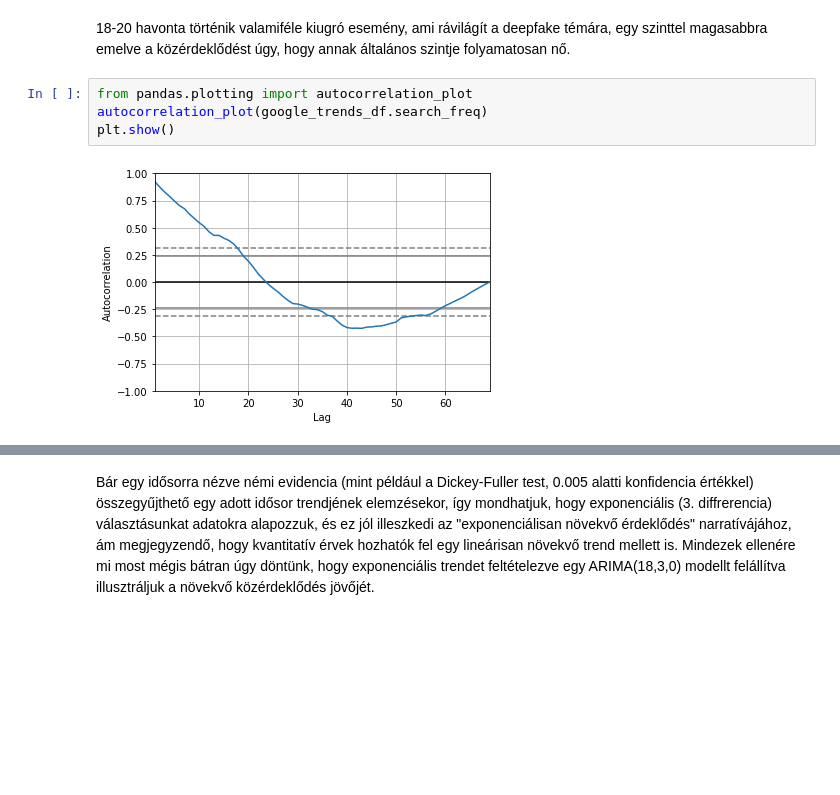
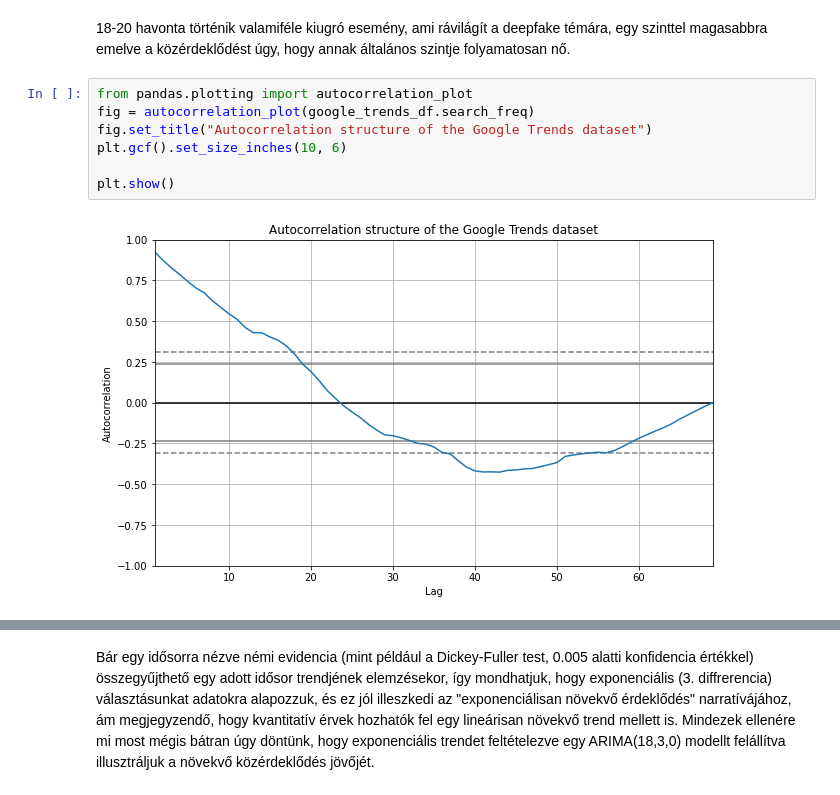
Before and after one commit to solalatus/deepfake_popularity, a Jupyter notebook: global_analysis.ipynb, the cells around one changed output, grey strips where cells are left out. Drawn from its saved outputs; the diff is of its cells as text; blank space fills up the shorter version.

Commit message:
addons for charts

```diff
--- a/global_analysis.ipynb
+++ b/global_analysis.ipynb
@@ -483,8 +483,11 @@ Name: 0, dtype: timedelta64[ns]
 18-20 havonta történik valamiféle kiugró esemény, ami rávilágít a deepfake témára, egy szinttel magasabbra emelve a közérdeklődést úgy, hogy annak általános szintje folyamatosan nő.
 # %%
 from pandas.plotting import autocorrelation_plot
-autocorrelation_plot(google_trends_df.search_freq)
+fig = autocorrelation_plot(google_trends_df.search_freq)
+fig.set_title("Autocorrelation structure of the Google Trends dataset")
+plt.gcf().set_size_inches(10, 6)
+
 plt.show()
 # %% [output]
-[figure, old version]
+[figure, new version]
 # %%
```
Also changed, not shown: parts of 2 cells of this notebook.
